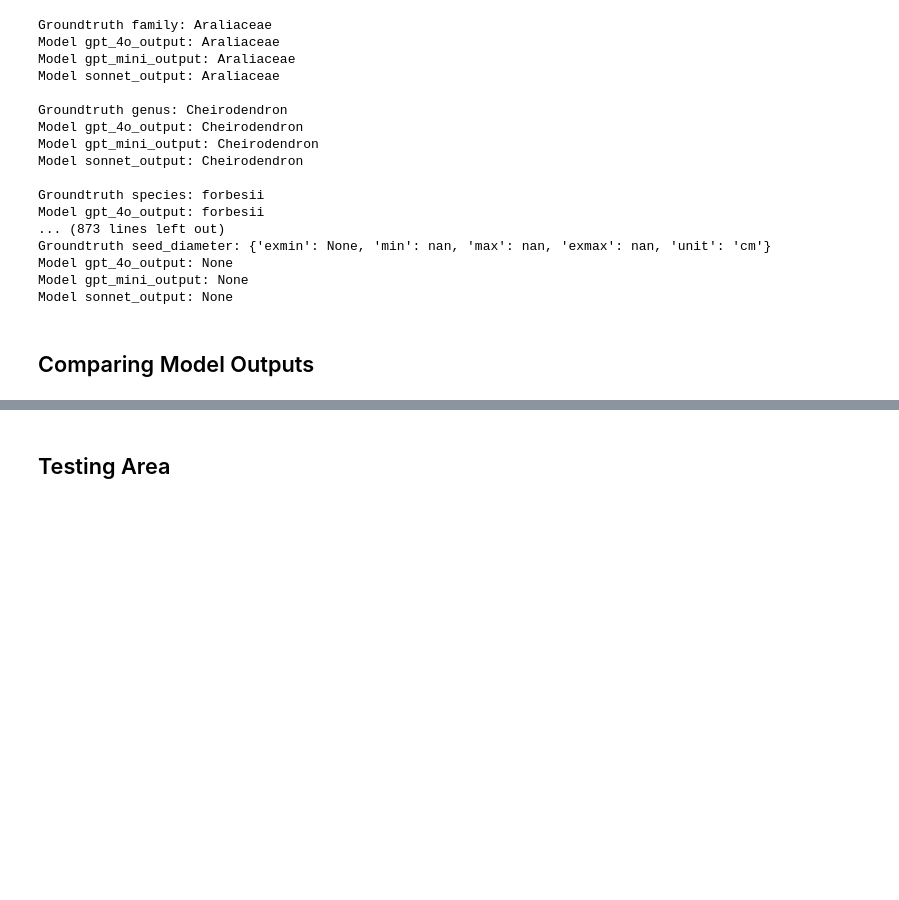
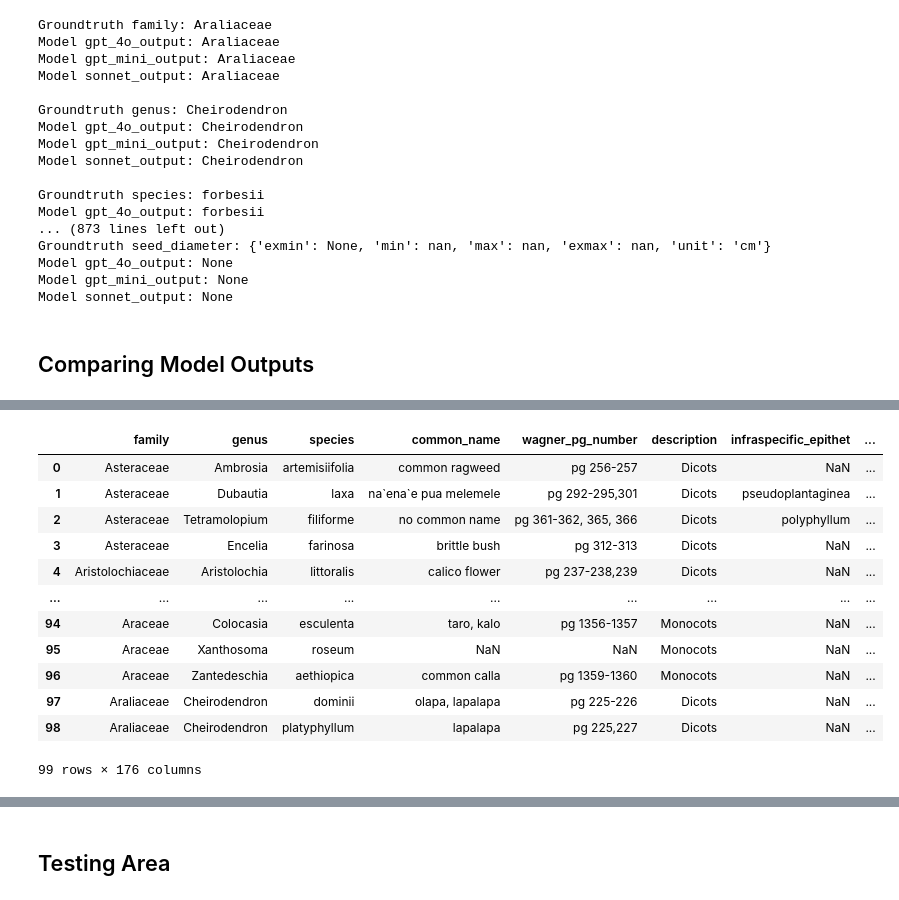
Before and after one commit to WillHarrigan/ai_wagner_trait_data_extraction, a Jupyter notebook: ipynb/model_testing_wagner_data_extraction.ipynb, the cells around one changed output, grey strips where cells are left out. Drawn from its saved outputs; the diff is of its cells as text; code cells hidden in the pictures; blank space fills up the shorter version.

```diff
--- a/ipynb/model_testing_wagner_data_extraction.ipynb
+++ b/ipynb/model_testing_wagner_data_extraction.ipynb
@@ -943,3 +938,6 @@ models = ["gpt_4o_output", "gpt_mini_output", "sonnet_output"]
 #         print()
 #         # print(f"{prop}:{getattr(eval(model),  prop)}:{r.data.are_equal}", end="\t")
 #     print()
+# %%
+codes = pd.read_csv('/Users/williamharrigan/Desktop/Github/ai_wagner_trait_data_extraction/files/wagner_codes.csv')
+codes.columns = codes.columns.str.lower()
@@ -946,3 +969,45 @@ models = ["gpt_4o_output", "gpt_mini_output", "sonnet_output"]
+# %%
+# Function to create a mapping dictionary from the codes dataframe
+def create_mapping_dict(df, column_name):
+    mapping = {}
+    for entry in df[column_name].dropna():
+        if isinstance(entry, str) and '=' in entry:  # Ensure valid key-value pairs
+            key, value = entry.split('=', 1)
+            mapping[key.strip()] = value.strip().lower()
+    return mapping
+
+# Generate mapping dictionaries for each relevant column
+mapping_dicts = {col: create_mapping_dict(codes, col) for col in codes.columns if col in new_df.columns}
+
+# Function to apply the mapping to new_df
+def map_values(value, mapping):
+    if pd.isna(value):
+        return value  # Keep NaNs unchanged
+    if isinstance(value, str):
+        split_values = value.split(' to ')  # Handle cases like "G to Hi"
+        mapped_values = [mapping.get(v.strip(), v.strip()) for v in split_values]
+        return ' to '.join(mapped_values)
+    return value  # Return unchanged if it's not a string
+
+# Apply mappings to new_df
+for col in mapping_dicts:
+    new_df[col] = new_df[col].astype(str).apply(lambda x: map_values(x, mapping_dicts[col]))
+# %%
+new_df
+# %% [output]
+|  | family | genus | species | common_name | wagner_pg_number | description | infraspecific_epithet | ... |
+| 0 | Asteraceae | Ambrosia | artemisiifolia | common ragweed | pg 256-257 | Dicots | NaN | ... |
+| 1 | Asteraceae | Dubautia | laxa | na`ena`e pua melemele | pg 292-295,301 | Dicots | pseudoplantaginea | ... |
+| 2 | Asteraceae | Tetramolopium | filiforme | no common name | pg 361-362, 365, 366 | Dicots | polyphyllum | ... |
+| 3 | Asteraceae | Encelia | farinosa | brittle bush | pg 312-313 | Dicots | NaN | ... |
+| 4 | Aristolochiaceae | Aristolochia | littoralis | calico flower | pg 237-238,239 | Dicots | NaN | ... |
+| ... | ... | ... | ... | ... | ... | ... | ... | ... |
+| 94 | Araceae | Colocasia | esculenta | taro, kalo | pg 1356-1357 | Monocots | NaN | ... |
+| 95 | Araceae | Xanthosoma | roseum | NaN | NaN | Monocots | NaN | ... |
+| 96 | Araceae | Zantedeschia | aethiopica | common calla | pg 1359-1360 | Monocots | NaN | ... |
+| 97 | Araliaceae | Cheirodendron | dominii | olapa, lapalapa | pg 225-226 | Dicots | NaN | ... |
+| 98 | Araliaceae | Cheirodendron | platyphyllum | lapalapa | pg 225,227 | Dicots | NaN | ... |
+99 rows × 176 columns
 # %%
 import asyncio
 
```
Also changed, not shown: parts of 9 cells of this notebook, 1 other file.
